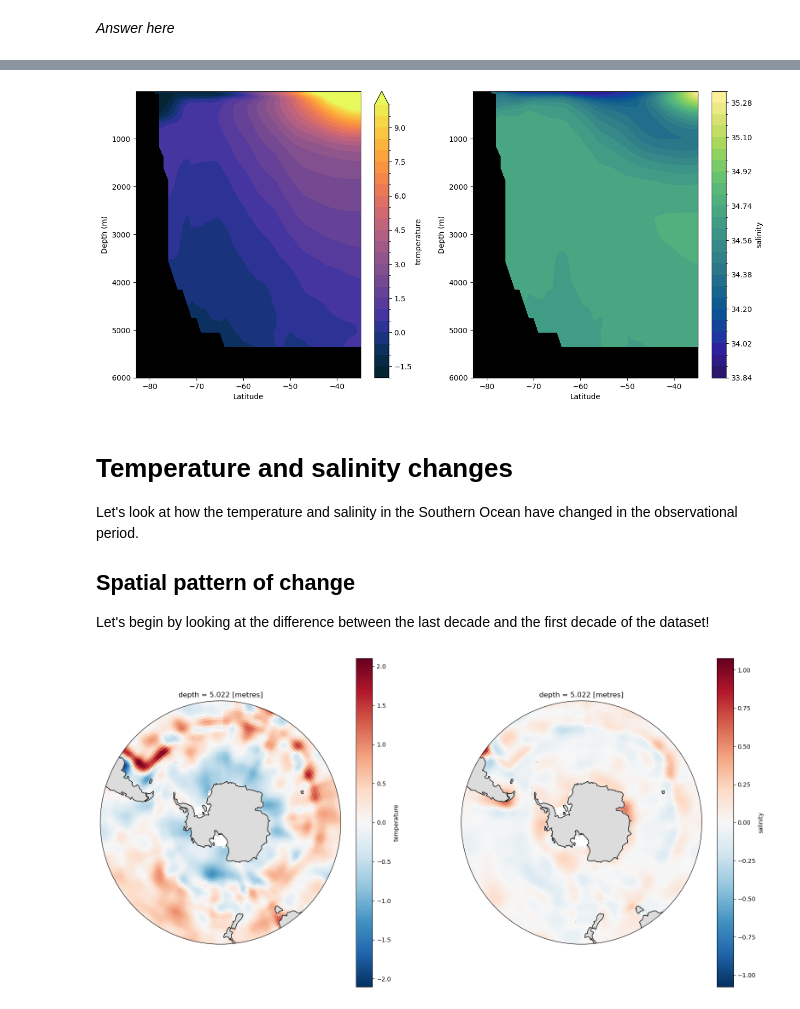
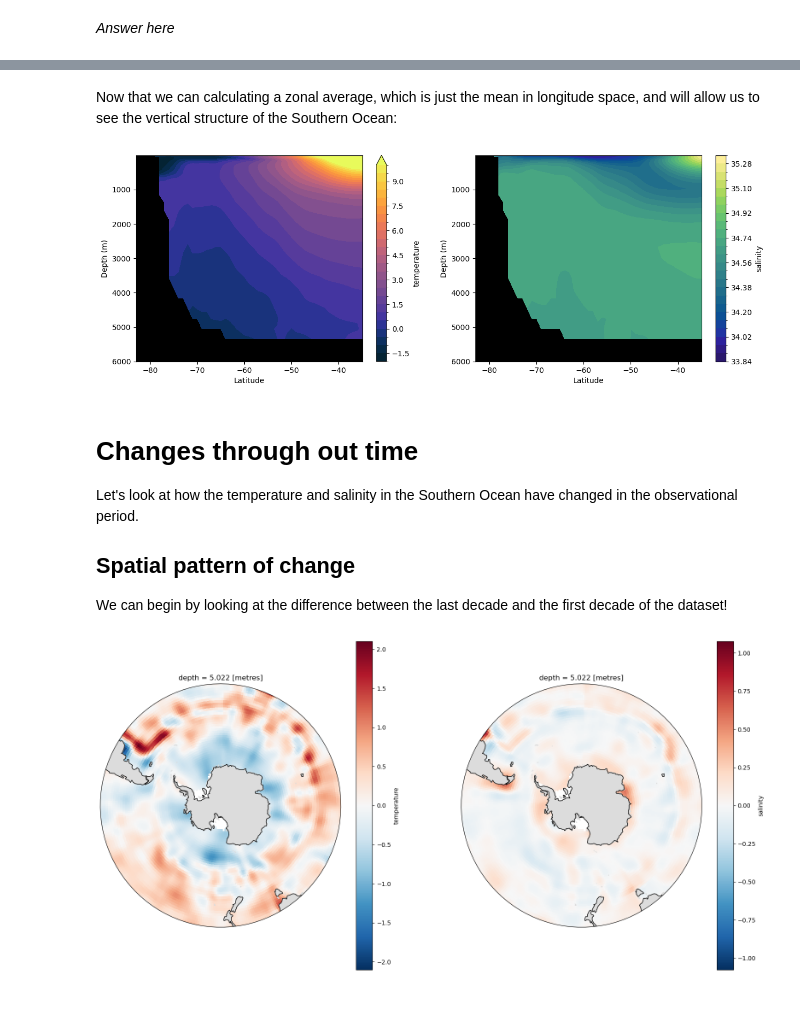
Before and after one commit to julia-neme/KSA_Observations_Modelling, a Jupyter notebook: Class3/1_Introduction_to_EN422.ipynb, the cells around one changed output, grey strips where cells are left out. Saved outputs shown, nothing was run; the diff lists cells and outputs as text; code cells hidden in the pictures.

Commit message:
a lot more content, I think first 3 are done

```diff
--- a/Class3/1_Introduction_to_EN422.ipynb
+++ b/Class3/1_Introduction_to_EN422.ipynb
@@ -45,7 +48,7 @@ os.chdir('/home/561/jn8053/g_jk72/KSA_Observations_Modelling/Class3/')
 # %% [markdown]
 Let's open our gridded product. As the name says, this dataset contains annual averages from the year 1970 to 2021.
 # %%
-EN422 = xr.open_dataset('data/EN422_annual_averages_1970-2021.nc')
+EN422 = xr.open_dataset('/home/561/jn8053/g_jk72/KSA_Observations_Modelling/Class3/data/EN422_annual_averages_1970-2021.nc')
 EN422
 # %% [output]
 <xarray.Dataset> Size: 2GB
@@ -104,0 +118,20 @@ plt.xticks(np.arange(0, 634, 12*5),     # Placing ticks every five years (12 mon
+# %%
+fig = plt.figure(figsize = (8, 8))
+ax = fig.add_subplot(projection = ccrs.SouthPolarStereo())
+ax.set_extent([-180, 180, -80, -35], crs = ccrs.PlateCarree())
+ax.add_feature(cft.NaturalEarthFeature('physical', 'land', '50m',
+                                        edgecolor='gainsboro',
+                                        facecolor='gainsboro'))
+ax.coastlines(resolution = "110m")
+
+# Map the plot boundaries to a circle
+theta = np.linspace(0, 2 * np.pi, 100)
+center, radius = [0.5, 0.5], 0.5
+verts = np.vstack([np.sin(theta), np.cos(theta)]).T
+circle = mpath.Path(verts * radius + center)
+ax.set_boundary(circle, transform=ax.transAxes)
+
+for d in locations['date']:
+    plt.scatter(locations['longitude'].sel(date = d).values,
+                locations['latitude'].sel(date = d.values),
+                s = 0.01, c = 'C0', transform = ccrs.PlateCarree())
@@ -171,0 +214,10 @@ axs[1].set_title('July profiles');
+# %%
+fig = plt.figure(figsize = (16, 8))
+axs = [fig.add_subplot(121, projection = ccrs.SouthPolarStereo()),
+       fig.add_subplot(122, projection = ccrs.SouthPolarStereo())]
+for ax in axs:
+    ax = stereographic_axis(ax)
+surface_temp.plot(ax = axs[0], cmap = cm.cm.thermal,
+                  transform = ccrs.PlateCarree(), cbar_kwargs = {'shrink':0.5})
+surface_salt.plot(ax = axs[1], cmap = cm.cm.haline, vmin = 33,
+                  transform = ccrs.PlateCarree(), cbar_kwargs = {'shrink':0.5});
@@ -178,30 +232,31 @@ Now that we have a better grasp of what our dataset contains, and its limitation
+# %% [markdown]
+Now that we can calculating a zonal average, which is just the mean in longitude space, and will allow us to see the vertical structure of the Southern Ocean:
 # %%
-temp_zonal_ave = EN422['temperature'].mean('lon')
-salt_zonal_ave = EN422['salinity'].mean('lon')
+temp_zonal_ave = EN422['temperature'].mean('lon').mean('time')
+salt_zonal_ave = EN422['salinity'].mean('lon').mean('time')
 # %%
-fig = plt.figure(figsize = (15,7))
-axs = [fig.add_subplot(121), fig.add_subplot(122)]
+fig, axs = plt.subplots(1, 2, figsize = (15,5))
 
-temp_zonal_ave.mean('time').plot.contourf(ax = axs[0], cmap = cm.cm.thermal, levels = 25,
+temp_zonal_ave.plot.contourf(ax = axs[0], cmap = cm.cm.thermal, levels = 25,
                                           vmin = -2, vmax = 10)
-salt_zonal_ave.mean('time').plot.contourf(ax = axs[1], cmap = cm.cm.haline, levels = 25)
+salt_zonal_ave.plot.contourf(ax = axs[1], cmap = cm.cm.haline, levels = 25)
 
 for ax in axs:
     ax.invert_yaxis()
     ax.set_ylim(6000, None)
     ax.set_xlabel('Latitude')
     ax.set_ylabel('Depth (m)');
     ax.set_facecolor('k');
 # %% [output]
-[figure, old version]
+[figure, new version]
 # %% [markdown]
-# Temperature and salinity changes
+# Changes through out time
 
 Let's look at how the temperature and salinity in the Southern Ocean have changed in the observational period.
 
 ## Spatial pattern of change
 
-Let's begin by looking at the difference between the last decade and the first decade of the dataset!
+We can begin by looking at the difference between the last decade and the first decade of the dataset!
 # %%
 temp_2010_2020 = EN422['temperature'].sel(time = slice('2010-01-01', '2020-12-31')).mean('time')
 temp_1970_1980 = EN422['temperature'].sel(time = slice('1970-01-01', '1980-12-31')).mean('time')
```
Also changed, not shown: parts of 44 cells of this notebook, 11 other files.
